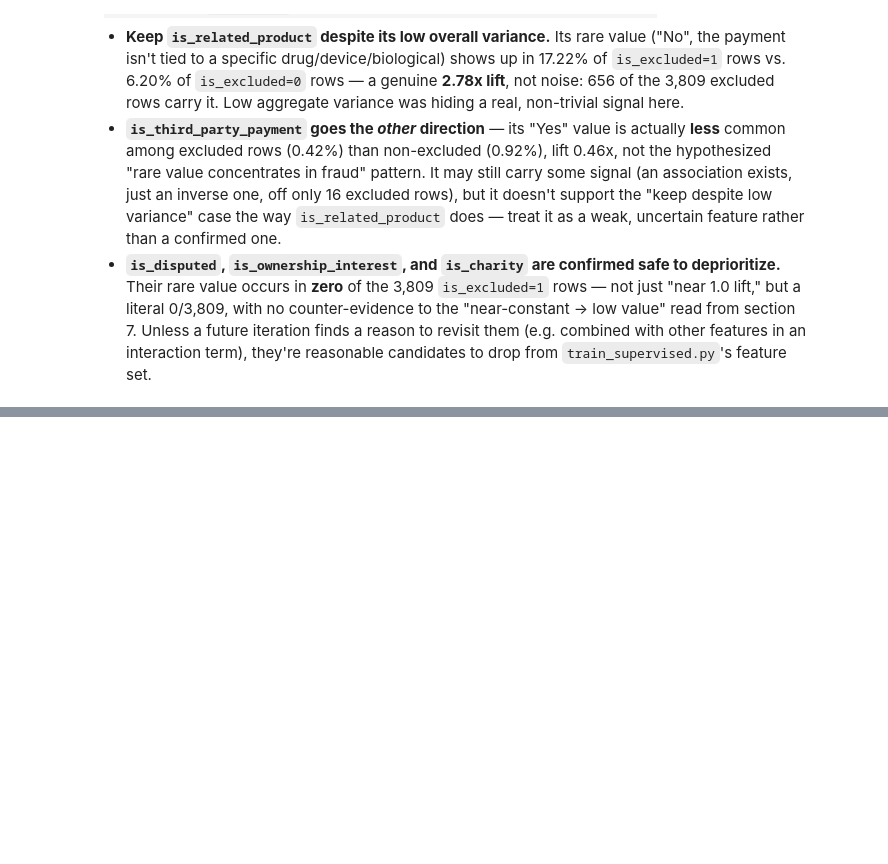
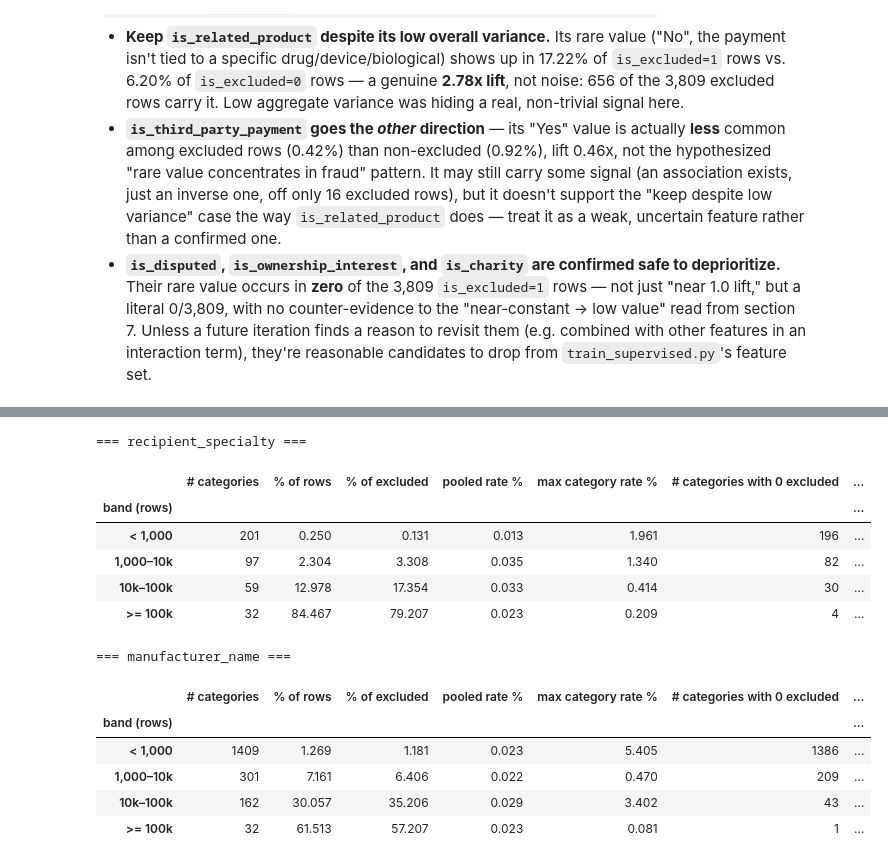
Before and after one commit to adof96/cms-open-payments-fraud, a Jupyter notebook: notebooks/eda_fraud_features.ipynb, the cells around one changed output, grey strips where cells are left out. Saved outputs shown, nothing was run; the diff lists cells and outputs as text; code cells hidden in the pictures; blank space fills up the shorter version.

Commit message:
Add manufacturer_name encoding sanity check to EDA notebook

```diff
--- a/notebooks/eda_fraud_features.ipynb
+++ b/notebooks/eda_fraud_features.ipynb
@@ -709,0 +945,50 @@ lift_summary
+# %%
+# 9.3b — where does the rate variation actually live? Group categories into size bands
+# (full-data rows) and compare, per band: how many categories, their pooled exclusion
+# rate, and how dispersed the per-category rates are. Also split the observed dispersion
+# into what pure binomial noise would produce at those sizes vs. what's left over (real
+# between-category signal). "excess var share" near 0 = the spread in that band is mostly
+# sampling noise; near 1 = mostly real differences between categories.
+S9_BANDS = [0, MIN_CATEGORY_COUNT, 10_000, 100_000, np.inf]
+S9_BAND_LABELS = [f"< {MIN_CATEGORY_COUNT:,}", f"{MIN_CATEGORY_COUNT:,}–10k", "10k–100k", ">= 100k"]
+
+band_tables = {}
+for col in S9_COLS:
+    df = cat_stats[col].copy()
+    df["rate"] = df["excluded"] / df["rows"]
+    df["band"] = pd.cut(df["rows"], bins=S9_BANDS, labels=S9_BAND_LABELS, right=False)
+    rows = []
+    for band, g in df.groupby("band", observed=True):
+        pooled = g["excluded"].sum() / g["rows"].sum()
+        observed_var = g["rate"].var(ddof=0)
+        # expected variance of per-category rates if every category had the pooled rate
+        noise_var = (pooled * (1 - pooled) / g["rows"]).mean()
+        excess = max(observed_var - noise_var, 0.0)
+        rows.append({
+            "band (rows)": band,
+            "# categories": len(g),
+            "% of rows": g["rows"].sum() / S9_TOTAL_ROWS * 100,
+            "% of excluded": g["excluded"].sum() / S9_TOTAL_EXCLUDED * 100,
+            "pooled rate %": pooled * 100,
+            "max category rate %": g["rate"].max() * 100,
+            "# categories with 0 excluded": int((g["excluded"] == 0).sum()),
+            "excess var share": excess / observed_var if observed_var > 0 else np.nan,
+        })
+    band_tables[col] = pd.DataFrame(rows).set_index("band (rows)")
+    print(f"\n=== {col} ===")
+    display(band_tables[col].round(3))
+# %% [output]
+=== recipient_specialty ===
+|  | # categories | % of rows | % of excluded | pooled rate % | max category rate % | # categories with 0 excluded | ... |
+| band (rows) |  |  |  |  |  |  | ... |
+| < 1,000 | 201 | 0.250 | 0.131 | 0.013 | 1.961 | 196 | ... |
+| 1,000–10k | 97 | 2.304 | 3.308 | 0.035 | 1.340 | 82 | ... |
+| 10k–100k | 59 | 12.978 | 17.354 | 0.033 | 0.414 | 30 | ... |
+| >= 100k | 32 | 84.467 | 79.207 | 0.023 | 0.209 | 4 | ... |
+=== manufacturer_name ===
+|  | # categories | % of rows | % of excluded | pooled rate % | max category rate % | # categories with 0 excluded | ... |
+| band (rows) |  |  |  |  |  |  | ... |
+| < 1,000 | 1409 | 1.269 | 1.181 | 0.023 | 5.405 | 1386 | ... |
+| 1,000–10k | 301 | 7.161 | 6.406 | 0.022 | 0.470 | 209 | ... |
+| 10k–100k | 162 | 30.057 | 35.206 | 0.029 | 3.402 | 43 | ... |
+| >= 100k | 32 | 61.513 | 57.207 | 0.023 | 0.081 | 1 | ... |
```
Also changed, not shown: parts of 5 cells of this notebook.
